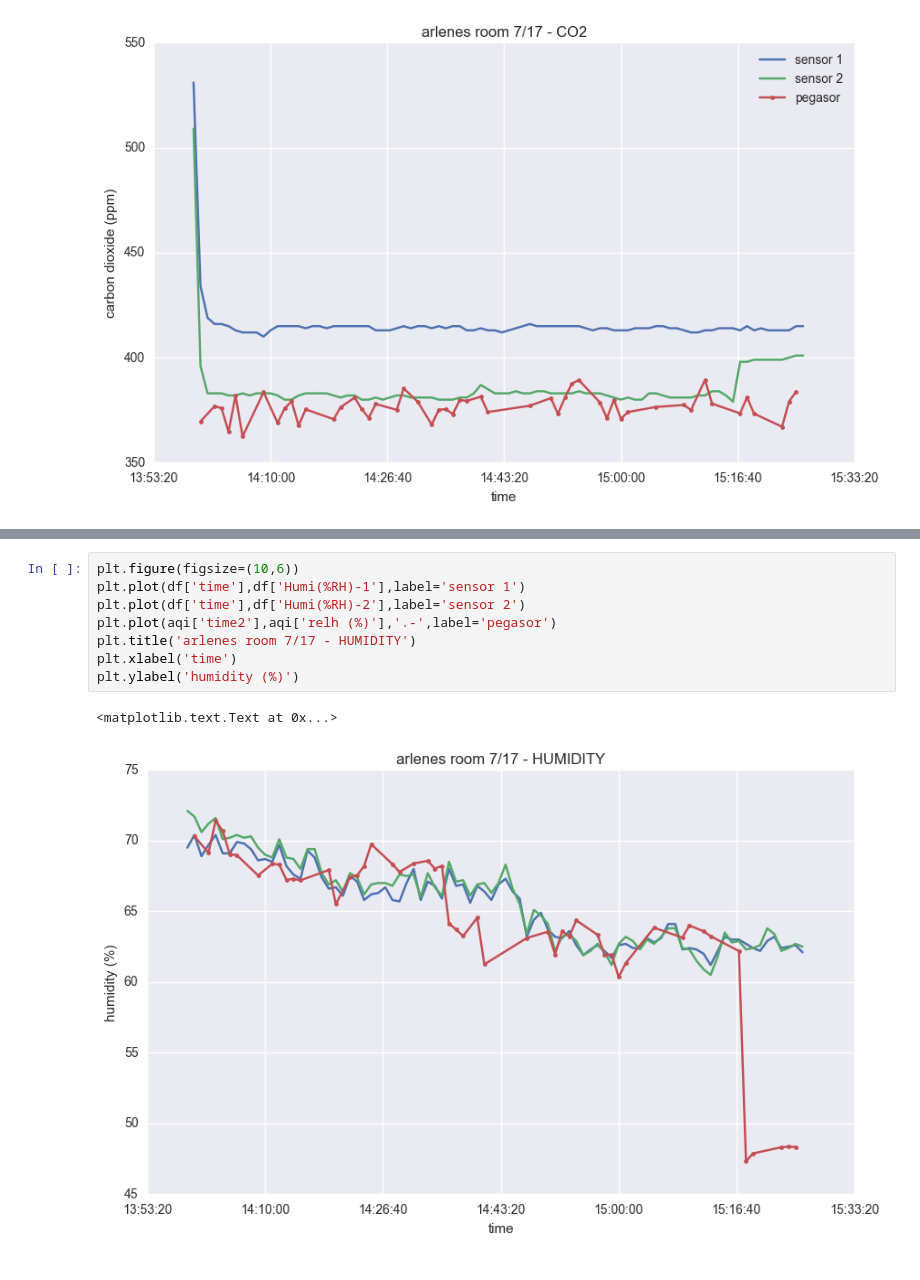
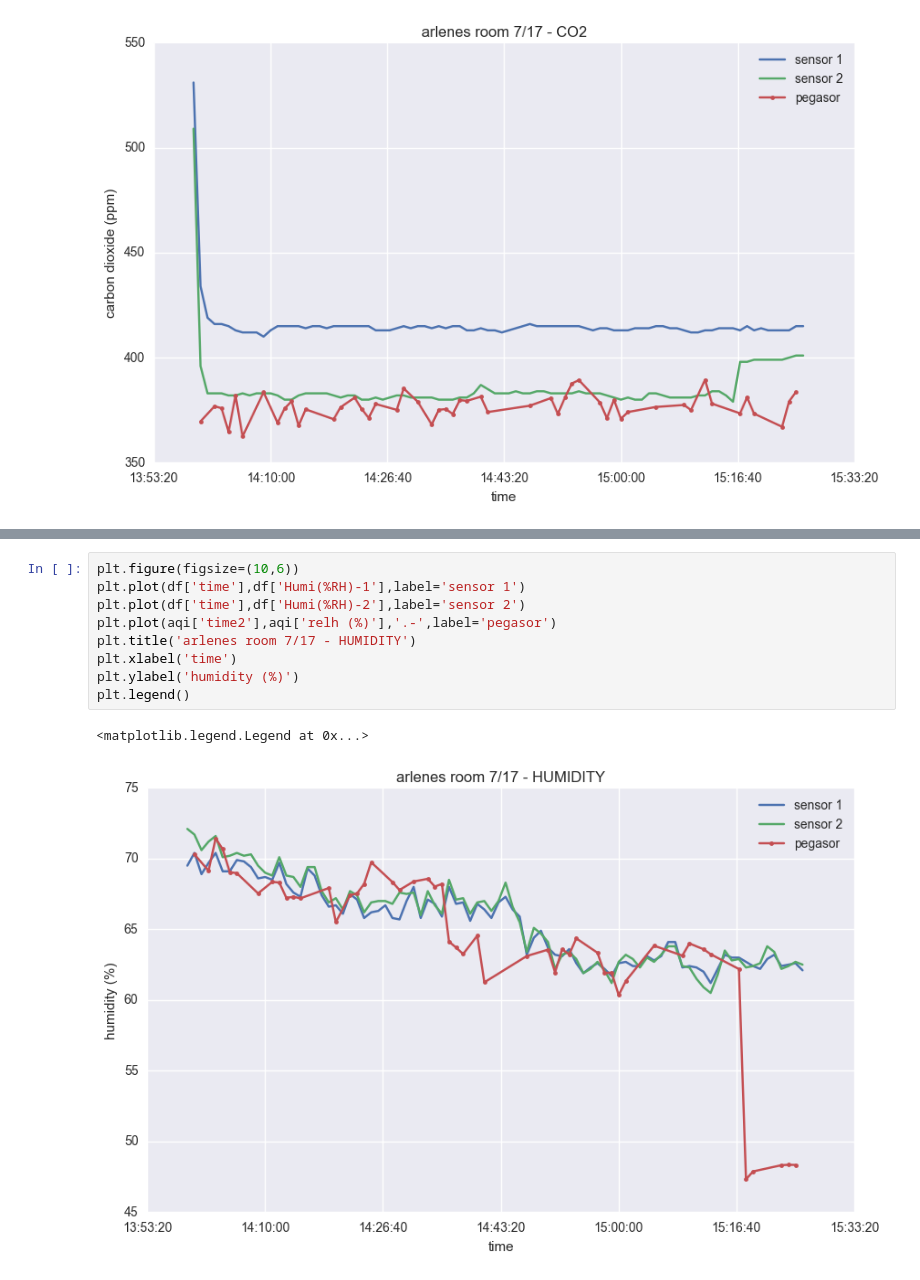
Before and after one commit to stellalc7/ch-misc, a Jupyter notebook: arlenes-room-jul-17.ipynb, the cells around one changed output, grey strips where cells are left out. Cells and saved outputs as stored; diff of their text form.

```diff
--- a/arlenes-room-jul-17.ipynb
+++ b/arlenes-room-jul-17.ipynb
@@ -98,11 +98,12 @@ plt.legend()
 # %%
 plt.figure(figsize=(10,6))
 plt.plot(df['time'],df['Humi(%RH)-1'],label='sensor 1')
 plt.plot(df['time'],df['Humi(%RH)-2'],label='sensor 2')
 plt.plot(aqi['time2'],aqi['relh (%)'],'.-',label='pegasor')
 plt.title('arlenes room 7/17 - HUMIDITY')
 plt.xlabel('time')
 plt.ylabel('humidity (%)')
+plt.legend()
 # %% [output]
-<matplotlib.text.Text at 0x...>
+<matplotlib.legend.Legend at 0x...>
-[figure, old version]
+[figure, new version]
```
Also changed, not shown: parts of 1 cell of this notebook.
